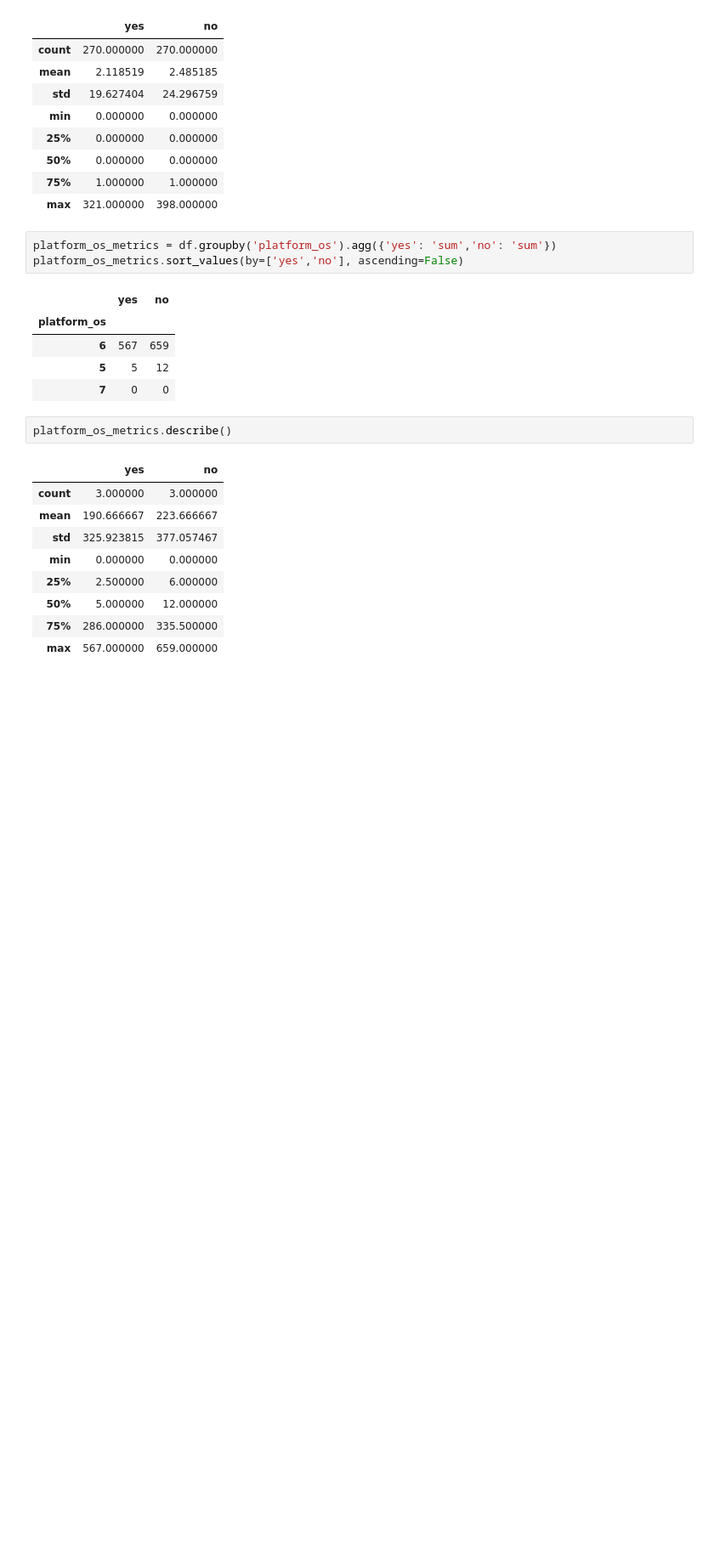
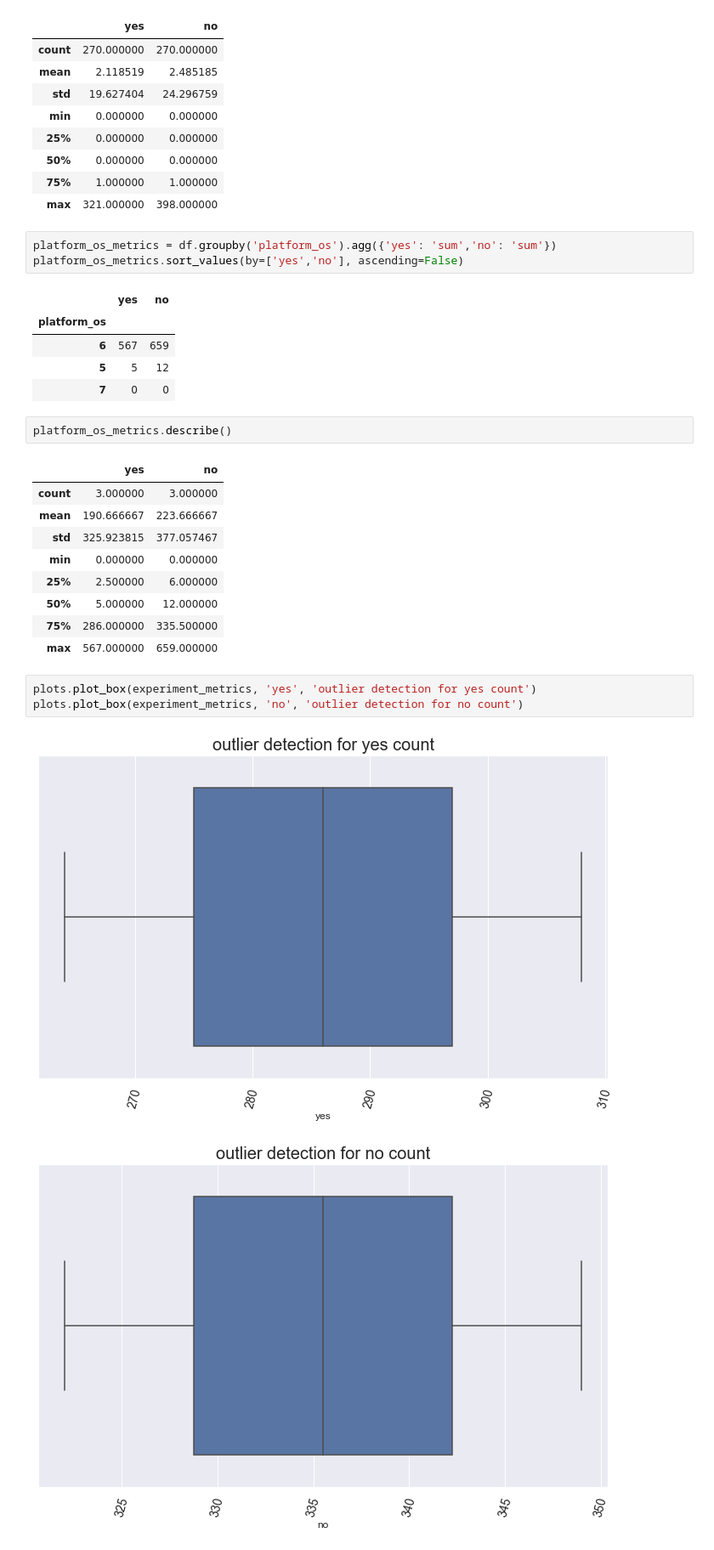
Before and after one commit to heavye/AB_Hypothesis_Testing, a Jupyter notebook: notebooks/Preprocessing .ipynb, the cells around one changed output. Shown at 85% size. Saved outputs shown, nothing was run; the diff lists cells and outputs as text; blank space fills up the shorter version.

```diff
--- a/notebooks/Preprocessing .ipynb
+++ b/notebooks/Preprocessing .ipynb
@@ -187,3 +218,9 @@ platform_os_metrics.describe()
 | 50% | 5.000000 | 12.000000 |
 | 75% | 286.000000 | 335.500000 |
 | max | 567.000000 | 659.000000 |
+# %%
+plots.plot_box(experiment_metrics, 'yes', 'outlier detection for yes count')
+plots.plot_box(experiment_metrics, 'no', 'outlier detection for no count')
+# %% [output]
+[figure, added]
+[figure, added]
```
Also changed, not shown: parts of 3 cells of this notebook.
